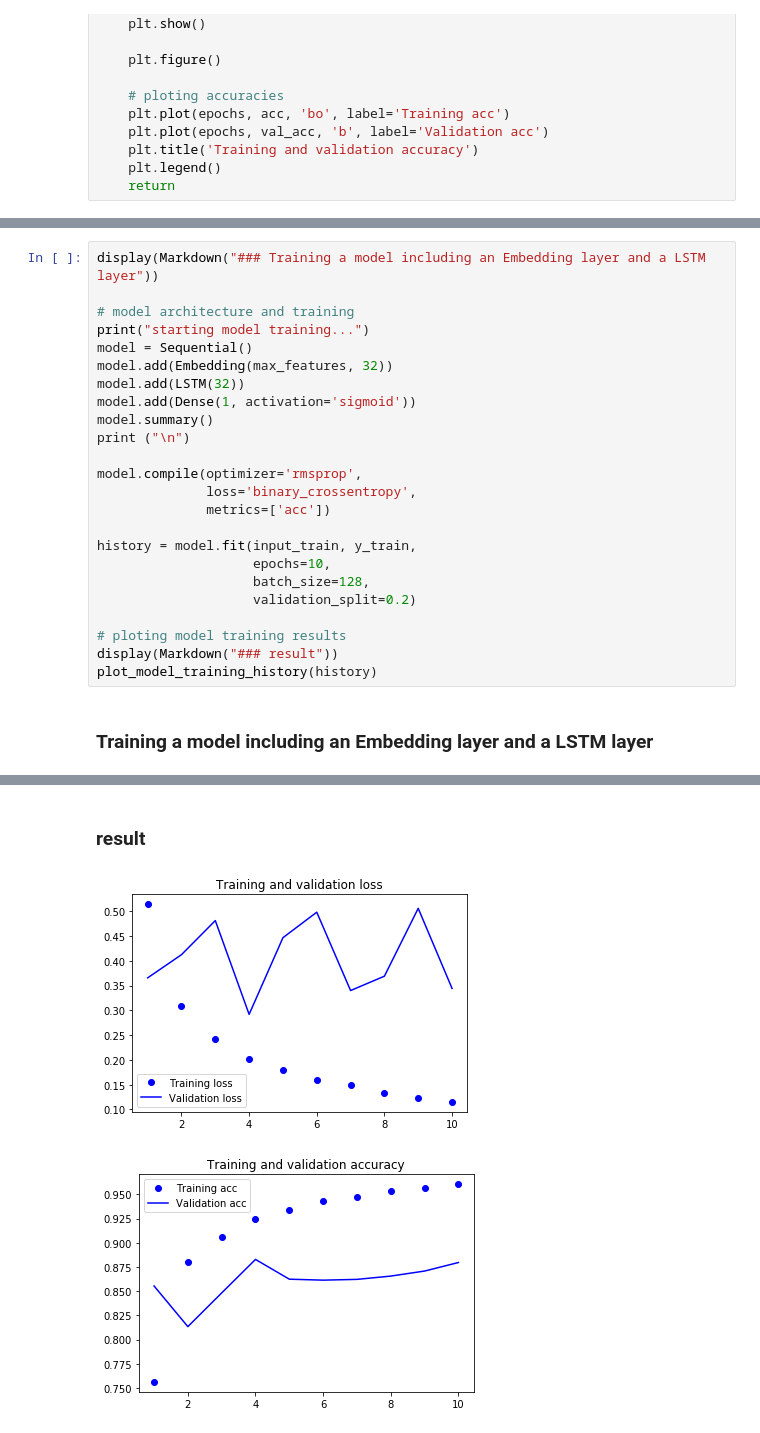
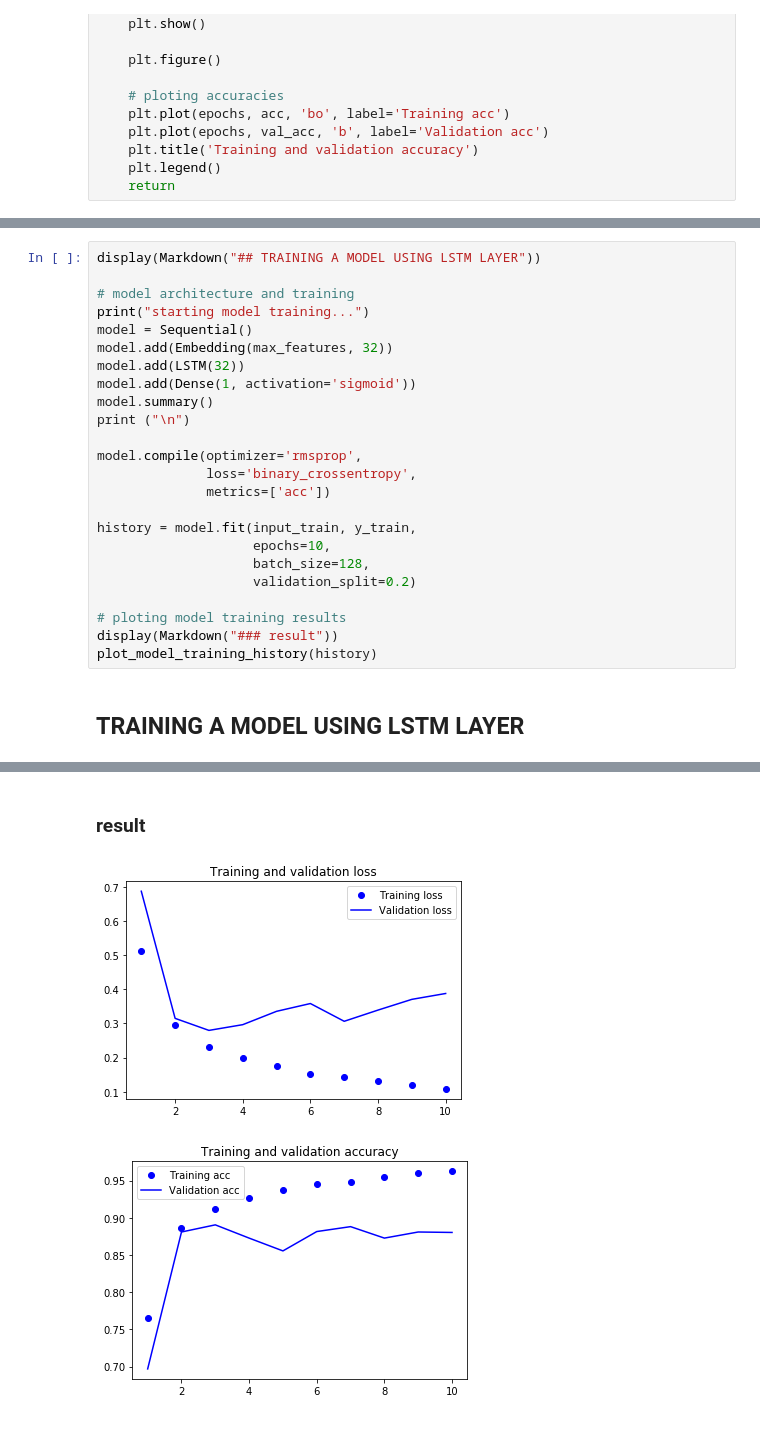
Before and after one commit to SanjyotZade/deep-learning-with-keras, a Jupyter notebook: Deep_learnin_for_text_and_sequences/RNN_LSTM_understanding.ipynb, the cells around one changed output, grey strips where cells are left out. Drawn from its saved outputs; the diff is of its cells as text.

```diff
--- a/Deep_learnin_for_text_and_sequences/RNN_LSTM_understanding.ipynb
+++ b/Deep_learnin_for_text_and_sequences/RNN_LSTM_understanding.ipynb
@@ -325,5 +327,5 @@ print ("""
 # %%
-display(Markdown("### Training a model including an Embedding layer and a LSTM layer"))
+display(Markdown("## TRAINING A MODEL USING LSTM LAYER"))
 
 # model architecture and training
 print("starting model training...")
@@ -347,7 +349,7 @@ history = model.fit(input_train, y_train,
 display(Markdown("### result"))
 plot_model_training_history(history)
 # %% [output]
-### Training a model including an Embedding layer and a LSTM layer
+## TRAINING A MODEL USING LSTM LAYER
 starting model training...
 _________________________________________________________________
 Layer (type)                 Output Shape              Param #
@@ -368,3 +370,3 @@ Epoch 10/10
 ### result
-[figure, old version]
+[figure, new version]
-[figure, old version]
+[figure, new version]
```
Also changed, not shown: parts of 5 cells of this notebook.
